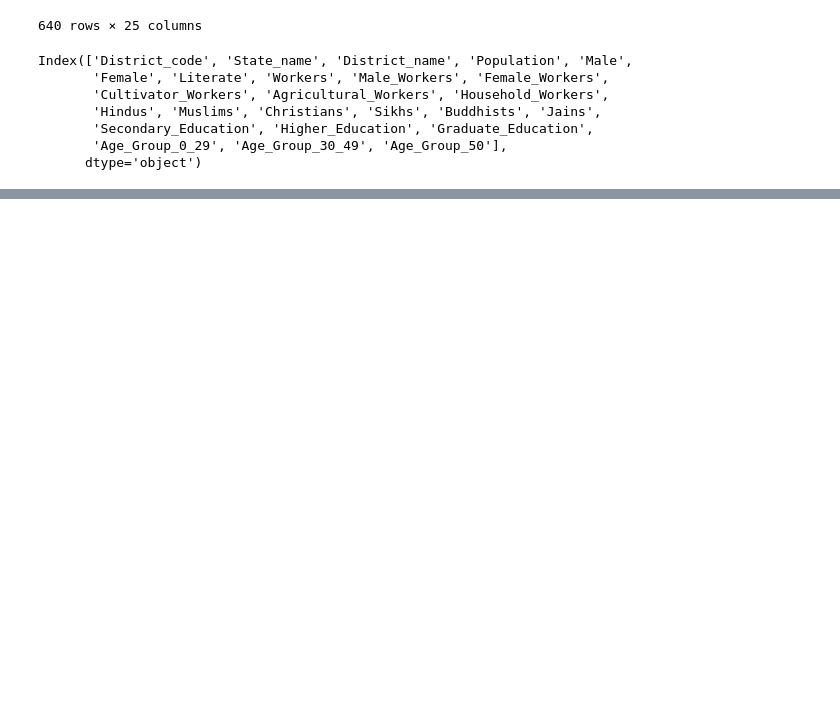
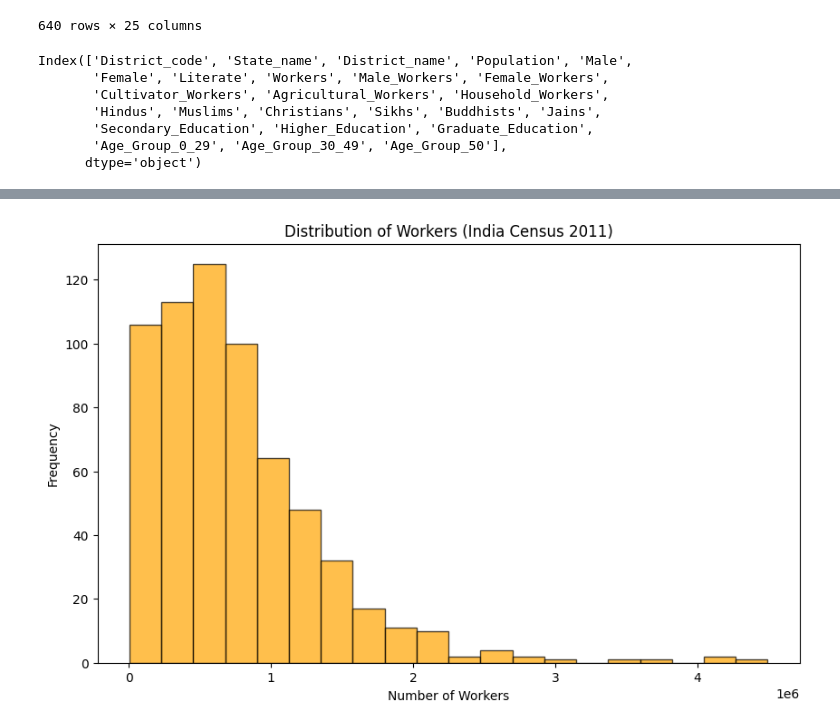
Before and after one commit to Tanay-Dwivedi/India-Census-Data-Analysis, a Jupyter notebook: india_census_data_analysis.ipynb, the cells around one changed output, grey strips where cells are left out. Cells and saved outputs as stored; diff of their text form; code cells hidden in the pictures; blank space fills up the shorter version.

```diff
--- a/india_census_data_analysis.ipynb
+++ b/india_census_data_analysis.ipynb
@@ -282,0 +324,11 @@ Index(['District_code', 'State_name', 'District_name', 'Population', 'Male',
+# %%
+# Distribution of Workers across states
+
+plt.figure(figsize=(10, 6))
+plt.hist(df['Workers'], bins=20, color='orange', alpha=0.7, edgecolor='black')
+plt.title('Distribution of Workers (India Census 2011)')
+plt.xlabel('Number of Workers')
+plt.ylabel('Frequency')
+plt.show()
+# %% [output]
+[figure, added]
```
Also changed, not shown: parts of 5 cells of this notebook.
